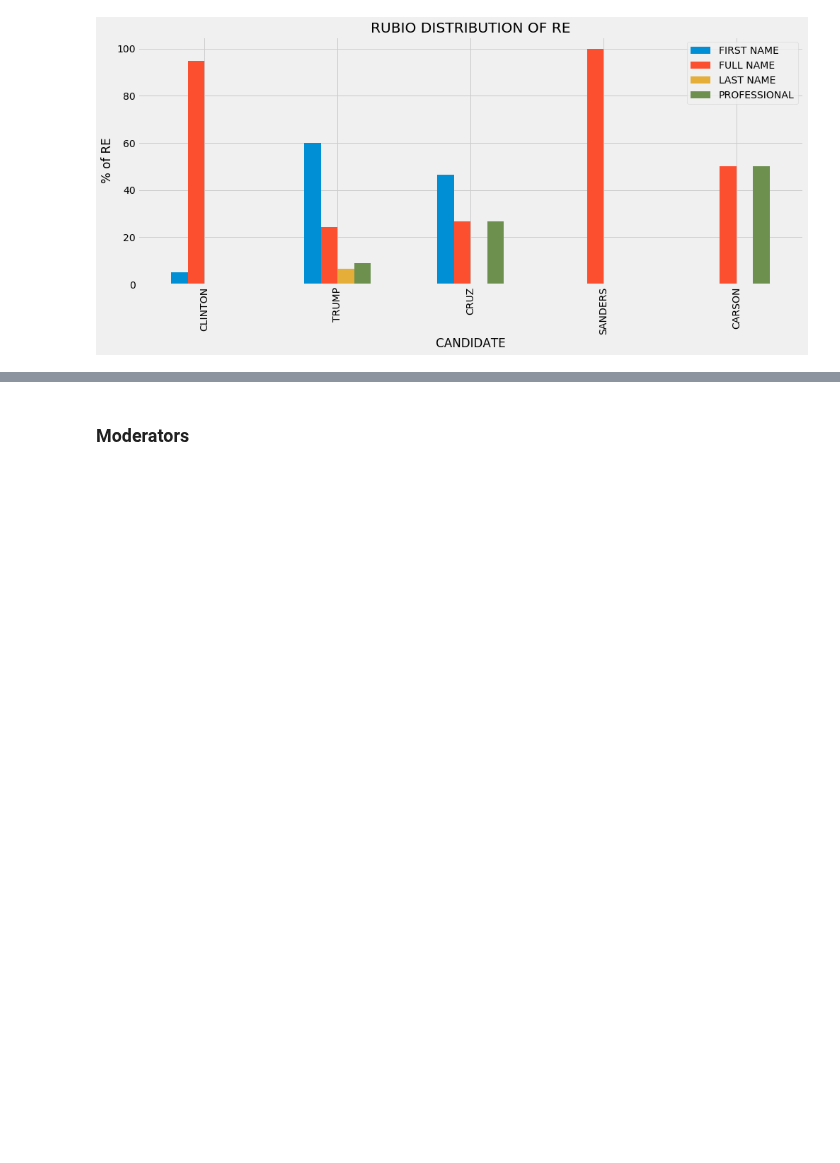
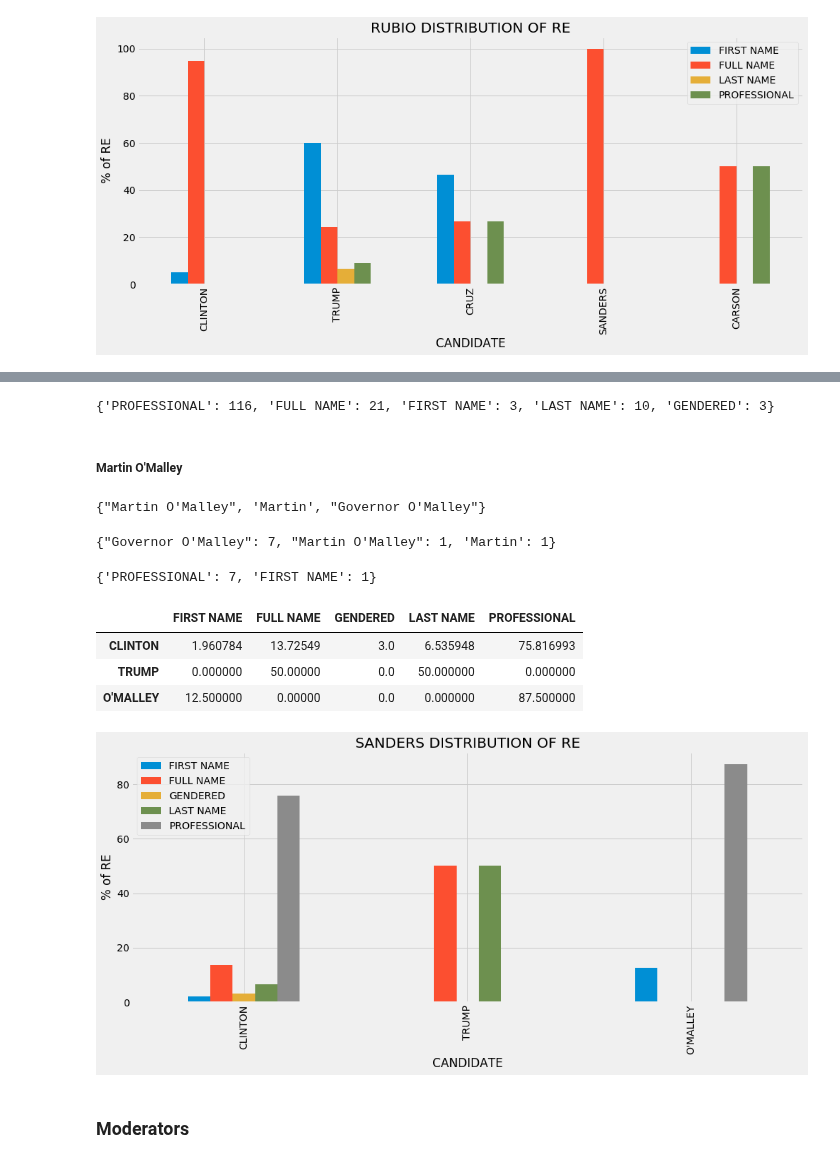
Before and after one commit to Data-Science-for-Linguists/2016-Debates-and-Referring-Expressions, a Jupyter notebook: analysis.ipynb, the cells around one changed output, grey strips where cells are left out. Saved outputs shown, nothing was run; the diff lists cells and outputs as text; code cells hidden in the pictures; blank space fills up the shorter version.

```diff
--- a/analysis.ipynb
+++ b/analysis.ipynb
@@ -1272,3 +1439,52 @@ plt.show()
+# %%
+sanders_clinton_REtype_freq = get_re_type_freq(clinton_re_maps, sanders_clinton_freq)
+sanders_clinton_REtype_freq
+# %% [output]
+{'PROFESSIONAL': 116, 'FULL NAME': 21, 'FIRST NAME': 3, 'LAST NAME': 10, 'GENDERED': 3}
+# %% [markdown]
+##### Martin O'Malley
+# %%
+sanders_REomalley = get_RE_for_label(sanders['Tree'], "Martin O'Malley")
+set(sanders_REomalley)
+# %% [output]
+{"Martin O'Malley", 'Martin', "Governor O'Malley"}
+# %%
+sanders_omalley_freq = {re: sanders_REomalley.count(re) for re in sanders_REomalley}
+sanders_omalley_freq
+# %% [output]
+{"Governor O'Malley": 7, "Martin O'Malley": 1, 'Martin': 1}
+# %%
+sanders_omalley_REtype_freq = get_re_type_freq(omalley_re_maps, sanders_omalley_freq)
+sanders_omalley_REtype_freq
+# %% [output]
+{'PROFESSIONAL': 7, 'FIRST NAME': 1}
+# %%
+distribution_sanders = pd.DataFrame([sanders_clinton_REtype_freq, sanders_trump_REtype_freq, sanders_omalley_REtype_freq], index = ["CLINTON", 'TRUMP', "O'MALLEY"])
+distribution_sanders.fillna(0, inplace=True)
+
+distribution_sanders['TOTAL']=distribution_sanders.sum(axis=1)
+
+#Get the percentage of each type of RE for each candidate.
+distribution_sanders['FIRST NAME'] = distribution_sanders['FIRST NAME']/distribution_sanders['TOTAL']*100
+distribution_sanders['FULL NAME'] = distribution_sanders['FULL NAME']/distribution_sanders['TOTAL']*100
+distribution_sanders['LAST NAME'] = distribution_sanders['LAST NAME']/distribution_sanders['TOTAL']*100
+distribution_sanders['PROFESSIONAL'] = distribution_sanders['PROFESSIONAL']/distribution_sanders['TOTAL']*100
+
+del distribution_sanders['TOTAL']
+distribution_sanders.head(6)
+# %% [output]
+|  | FIRST NAME | FULL NAME | GENDERED | LAST NAME | PROFESSIONAL |
+| CLINTON | 1.960784 | 13.72549 | 3.0 | 6.535948 | 75.816993 |
+| TRUMP | 0.000000 | 50.00000 | 0.0 | 50.000000 | 0.000000 |
+| O'MALLEY | 12.500000 | 0.00000 | 0.0 | 0.000000 | 87.500000 |
+# %%
+distribution_sanders.plot(kind='bar', figsize=(15,6))
+plt.xlabel('CANDIDATE')
+plt.ylabel('% of RE')
+plt.title('SANDERS DISTRIBUTION OF RE')
+plt.show()
+# %% [output]
+[figure, added]
 # %% [markdown]
 ### Moderators
 # %% [markdown]
```
Also changed, not shown: parts of 46 cells of this notebook.
